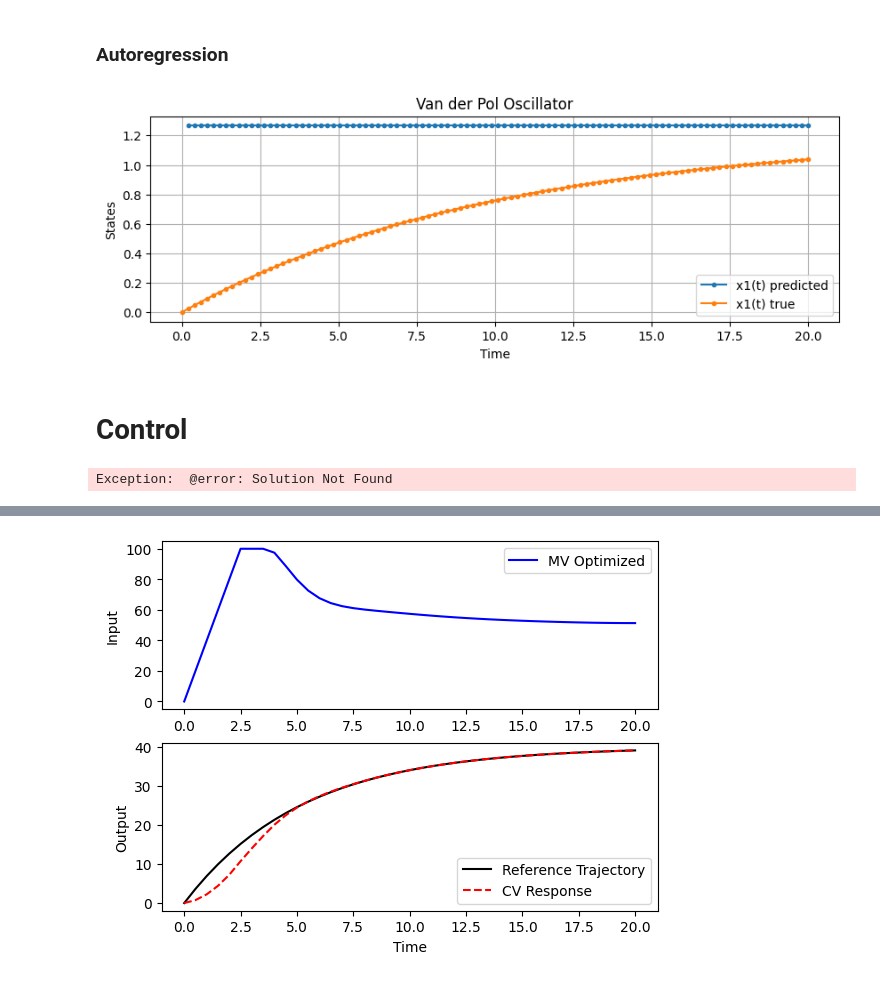
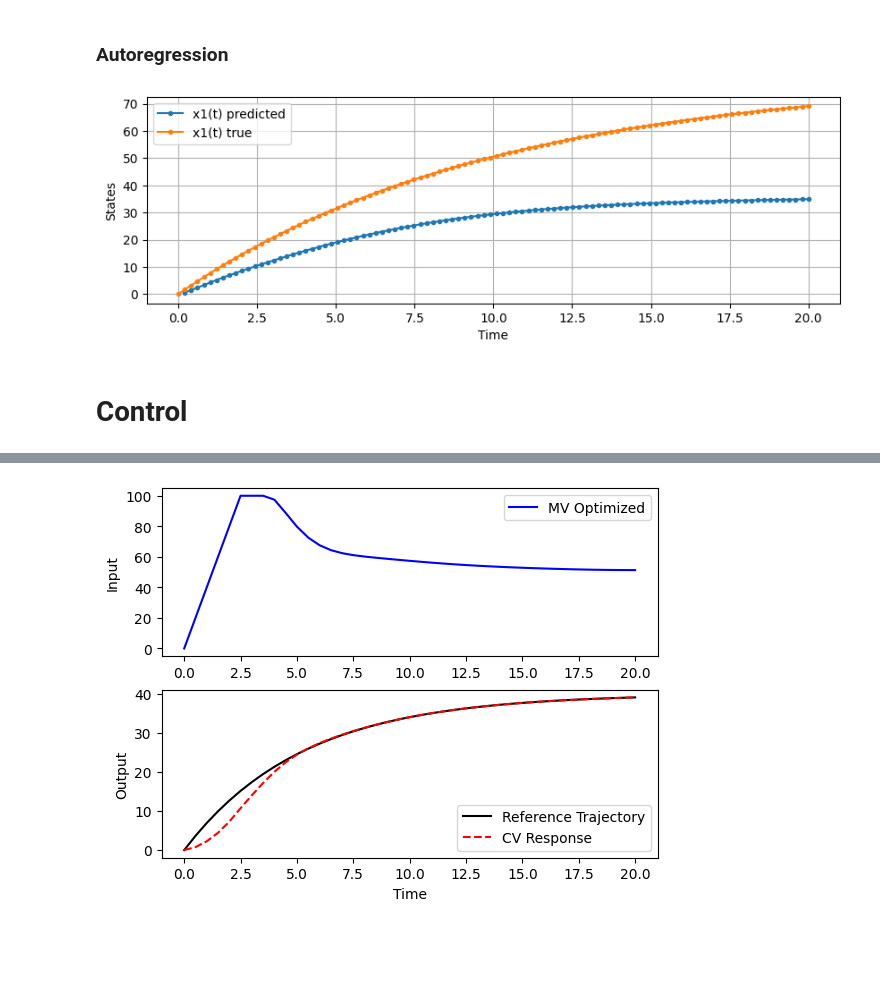
Before and after one commit to costasmexis/dynamic-modeling, a Jupyter notebook: control/Notebook_Vehicle.ipynb, the cells around one changed output, grey strips where cells are left out. Cells and saved outputs as stored; diff of their text form; code cells hidden in the pictures; blank space fills up the shorter version.

Commit message:
Update control

```diff
--- a/control/Notebook_Vehicle.ipynb
+++ b/control/Notebook_Vehicle.ipynb
@@ -1,18 +1,20 @@
 # %%
+import copy
+import json
+
+import matplotlib.pyplot as plt
+import numpy as np
 import pandas as pd
-import numpy as np
 import torch
 import torch.nn as nn
+from pyDOE2 import lhs
 from scipy.integrate import odeint
-import matplotlib.pyplot as plt
-import copy
-from pyDOE2 import lhs
 
 T_START = 0
-T_S = 0.5
+T_S = 5
 T_END = 20
 
-NUM_EPOCHS = 100
+NUM_EPOCHS = 30000
 LEARNING_RATE = 1e-4
 NUM_POINTS = 100
 NUM_COLLOCATION = 1000
@@ -28,18 +30,18 @@ Using device: cpu
 def p(t):
     return 100
 
-def ode_model(v, t):
+def ode_model(v, t, p):
     mass = 500
     b = 50
     K = .8
-    return 1/mass * (-v * b - K * b + p(t))
+    return 1/mass * (-v * b + K * b * p)
 
 # Set the initial conditions
 v0 = 0
 t = np.linspace(T_START, T_END, 100)
 
 # Solve the ODEs
-sol = odeint(ode_model, v0, t)
+sol = odeint(ode_model, v0, t, args=(100,))
 
 # Plot the solution
 plt.figure(figsize=(10,3))
@@ -172,5 +192,8 @@ Epoch 0, Loss_data: 520.8795, Loss_ode: 0.0041
 # %% [markdown]
 ### Autoregression
+# %%
+# Load the model
+net = torch.load("pinc_vehicle_trained.pth")
 # %%
 # Create validation set
 t_val = t.copy()
@@ -194,64 +217,14 @@ for i in range(1, len(t_val)):
 # %%
 # Plot x1_preds
 plt.figure(figsize=(10, 3))
 plt.plot(t_val[1:], v_preds, marker="o", markersize=3, label="x1(t) predicted")
 plt.plot(t_val, v_val, marker="o", markersize=3, label="x1(t) true")
-plt.title("Van der Pol Oscillator")
 plt.xlabel("Time")
 plt.ylabel("States")
 plt.legend()
 plt.grid(True)
 plt.show()
 # %% [output]
-[figure, old version]
+[figure, new version]
 # %% [markdown]
 # Control
-# %%
-from gekko import GEKKO
-
-m = GEKKO()
-m.time = np.linspace(T_START, T_END, 100)
-
-# Parameters
-mu = 1
-# Manipulated variable
-u = m.MV(value=0.45, lb=-1, ub=1)
-u.STATUS = 1 # allow optimizer to change
-u.DCOST = 0.01
-u.DMAX = 0.8 # How much the control can change
-
-# Controlled variables
-x1 = m.CV(value=-2.0)
-x2 = m.CV(value=1.0)
-x1.STATUS = 1 # add the SP to the objective
-x2.STATUS = 1 # add the SP to the objective
-m.options.CV_TYPE = 2 # squared error
-x1.SP = 0.6 # setpoint
-x1.TR_INIT = 1 # setpoint trajectory
-x1.TAU = T_s # time constant of setpoint trajectory
-x2.TAU = T_s
-
-def vdp_nn(x1, x2, u):
-    x1 = torch.tensor(x1, dtype=torch.float32)
-    x2 = torch.tensor(x2, dtype=torch.float32)
-    u = torch.tensor(u, dtype=torch.float32)
-
-    preds = net.forward(torch.tensor([T_s, x1, x2, u], dtype=torch.float32)).detach().numpy()
-    return preds[0], preds[1]
-
-x1_prev = x1.value.value
-x2_prev = x2.value.value
-
-for t in m.time:
-    x1_pred, x2_pred = vdp_nn(x1_prev, x2_prev, u.value.value)
-
-    m.Equation(x1 == x1_pred)
-    m.Equation(x2 == x2_pred)
-
-    x1_prev = x1_pred
-    x2_prev = x2_pred
-
-m.options.IMODE = 6 # control
-m.solve(disp=False)
-# %% [output]
-Exception:  @error: Solution Not Found
```
Also changed, not shown: parts of 13 cells of this notebook, 1 other file.
